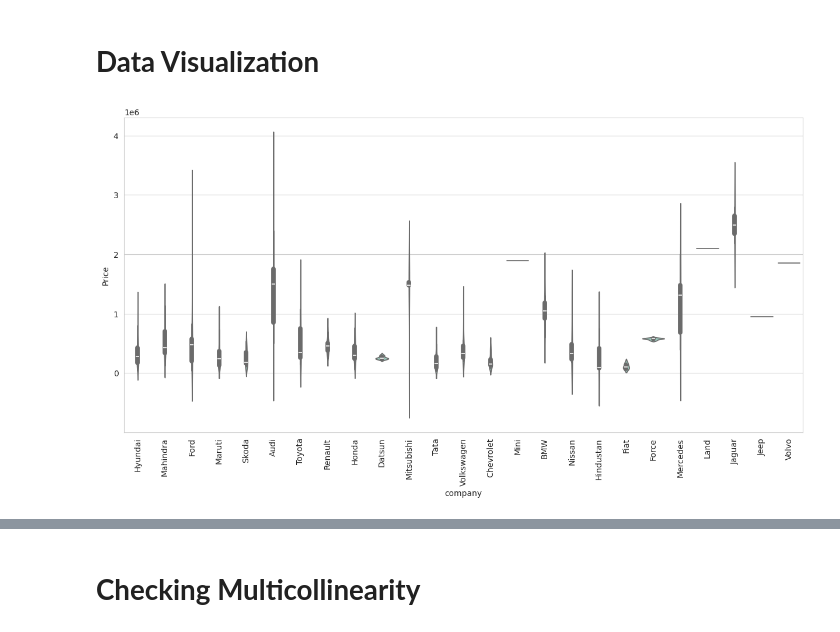
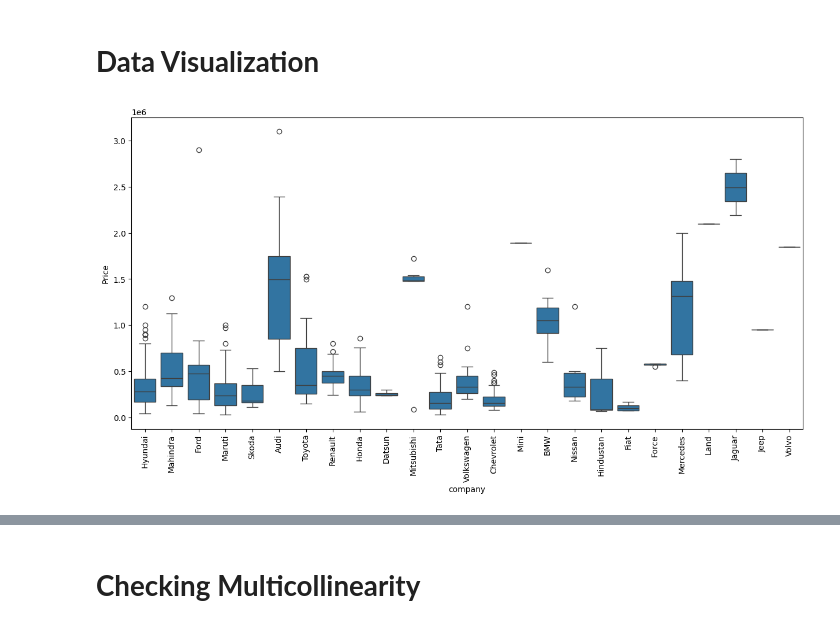
Before and after one commit to padariya-tech/Car-Price-Prediction, a Jupyter notebook: CarPricePrediction.ipynb, the cells around one changed output, grey strips where cells are left out. Cells and saved outputs as stored; diff of their text form; code cells hidden in the pictures.

```diff
--- a/CarPricePrediction.ipynb
+++ b/CarPricePrediction.ipynb
@@ -293,11 +311,11 @@ car.head()
 # **Data Visualization**
 # %%
 plt.figure(figsize=(15, 7))
-sns.violinplot(x='company', y='Price', data=car)
+sns.boxplot(x='company', y='Price', data=car)
 plt.xticks(rotation=90)
 plt.show()
 # %% [output]
-[figure, old version]
+[figure, new version]
 # %%
 plt.subplots(figsize=(20, 10))
 ax = sns.pointplot(x='Car_age', y='Price', data=car, ci=None)
```
Also changed, not shown: parts of 7 cells of this notebook.
